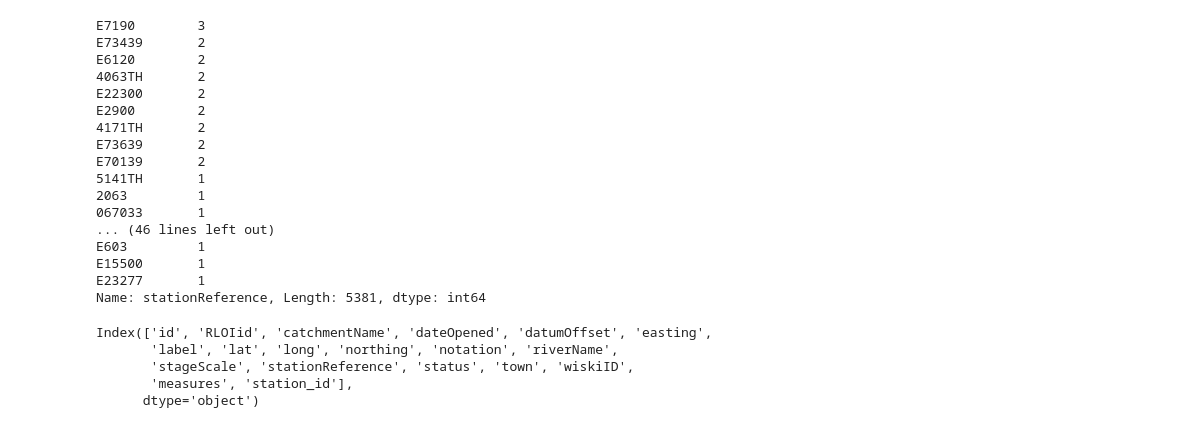
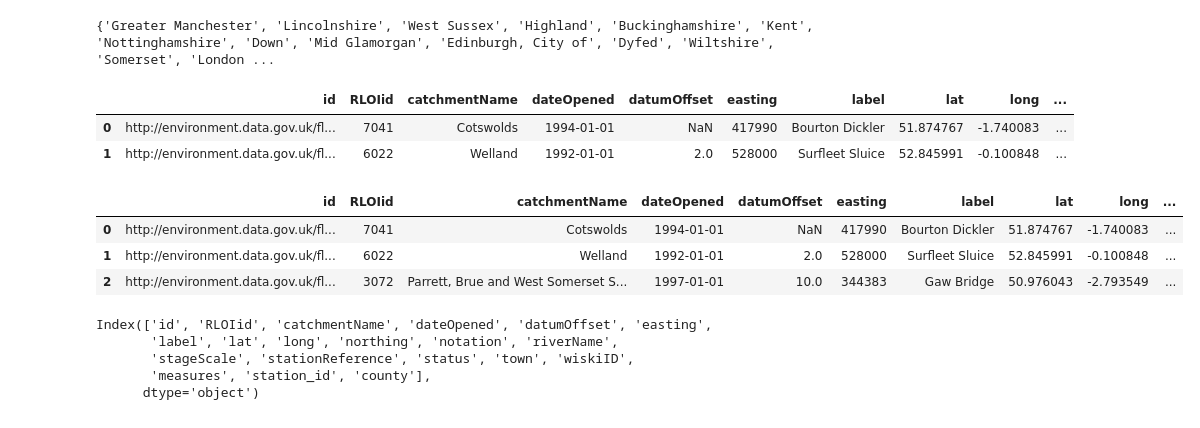
Before and after one commit to Mukullight/cmcl, a Jupyter notebook: test.ipynb, the cells around one changed output. Cells and saved outputs as stored; diff of their text form; code cells hidden in the pictures.

```diff
--- a/test.ipynb
+++ b/test.ipynb
@@ -13,0 +45,27 @@ repeated_station_ids = data['station_id'][data['station_id'].duplicated()]
+# %%
+county_list = {
+
+        "Bedfordshire", "Berkshire", "Bristol", "Buckinghamshire", "Cambridgeshire",
+        "Cheshire", "City of London", "Cornwall", "Cumbria", "Derbyshire", "Devon",
+        "Dorset", "Durham", "East Riding of Yorkshire", "East Sussex", "Essex",
+        "Gloucestershire", "Greater London", "Greater Manchester", "Hampshire",
+        "Herefordshire", "Hertfordshire", "Isle of Wight", "Kent", "Lancashire",
+        "Leicestershire", "Lincolnshire", "Merseyside", "Norfolk", "North Yorkshire",
+        "Northamptonshire", "Northumberland", "Nottinghamshire", "Oxfordshire",
+        "Rutland", "Shropshire", "Somerset", "South Yorkshire", "Staffordshire",
+        "Suffolk", "Surrey", "Tyne and Wear", "Warwickshire", "West Midlands",
+        "West Sussex", "West Yorkshire", "Wiltshire", "Worcestershire",
+        "Aberdeen City", "Aberdeenshire", "Angus", "Argyll and Bute", "Clackmannanshire",
+        "Dumfries and Galloway", "Dundee City", "East Ayrshire", "East Dunbartonshire",
+        "East Lothian", "East Renfrewshire", "Edinburgh, City of", "Falkirk", "Fife",
+        "Glasgow City", "Highland", "Inverclyde", "Midlothian", "Moray",
+        "Na h-Eileanan Siar (Western Isles)", "North Ayrshire", "North Lanarkshire",
+        "Orkney Islands", "Perth and Kinross", "Renfrewshire", "Scottish Borders",
+        "Shetland Islands", "South Ayrshire", "South Lanarkshire", "Stirling",
+        "West Dunbartonshire", "West Lothian",
+        "Clwyd", "Dyfed", "Gwent", "Gwynedd", "Mid Glamorgan", "Powys",
+        "South Glamorgan", "West Glamorgan",
+        "Antrim", "Armagh", "Down", "Fermanagh", "Londonderry", "Tyrone"
+}
+# %% [output]
+{'Greater Manchester', 'Lincolnshire', 'West Sussex', 'Highland', 'Buckinghamshire', 'Kent', 'Nottinghamshire', 'Down', 'Mid Glamorgan', 'Edinburgh, City of', 'Dyfed', 'Wiltshire', 'Somerset', 'London ...
@@ -14,22 +115,8 @@ repeated_station_ids = data['station_id'][data['station_id'].duplicated()]
+# %%
+data.head(2)
+# %% [output]
+|  | id | RLOIid | catchmentName | dateOpened | datumOffset | easting | label | lat | long | ... |
+| 0 | http://environment.data.gov.uk/fl... | 7041 | Cotswolds | 1994-01-01 | NaN | 417990 | Bourton Dickler | 51.874767 | -1.740083 | ... |
+| 1 | http://environment.data.gov.uk/fl... | 6022 | Welland | 1992-01-01 | 2.0 | 528000 | Surfleet Sluice | 52.845991 | -0.100848 | ... |
 # %%
-df = pd.read_csv("df.csv")
+data = pd.read_csv("geocoded_data.csv")
-# %%
-data["stationReference"].value_counts()
-# %% [output]
-E7190        3
-E73439       2
-E6120        2
-4063TH       2
-E22300       2
-E2900        2
-4171TH       2
-E73639       2
-E70139       2
-5141TH       1
-2063         1
-067033       1
-... (46 lines left out)
-E603         1
-E15500       1
-E23277       1
-Name: stationReference, Length: 5381, dtype: int64
@@ -38,10 +123,15 @@ data.to_csv("df.csv", index=False)
-# %%
-data = pd.read_csv("df_UK_lat_lon.csv")
+# %%
+data.head(3)
+# %% [output]
+|  | id | RLOIid | catchmentName | dateOpened | datumOffset | easting | label | lat | long | ... |
+| 0 | http://environment.data.gov.uk/fl... | 7041 | Cotswolds | 1994-01-01 | NaN | 417990 | Bourton Dickler | 51.874767 | -1.740083 | ... |
+| 1 | http://environment.data.gov.uk/fl... | 6022 | Welland | 1992-01-01 | 2.0 | 528000 | Surfleet Sluice | 52.845991 | -0.100848 | ... |
+| 2 | http://environment.data.gov.uk/fl... | 3072 | Parrett, Brue and West Somerset S... | 1997-01-01 | 10.0 | 344383 | Gaw Bridge | 50.976043 | -2.793549 | ... |
 # %%
 data.columns
 # %% [output]
 Index(['id', 'RLOIid', 'catchmentName', 'dateOpened', 'datumOffset', 'easting',
        'label', 'lat', 'long', 'northing', 'notation', 'riverName',
        'stageScale', 'stationReference', 'status', 'town', 'wiskiID',
-       'measures', 'station_id'],
+       'measures', 'station_id', 'county'],
       dtype='object')
```
Also changed, not shown: parts of 26 cells of this notebook, 3 other files.
